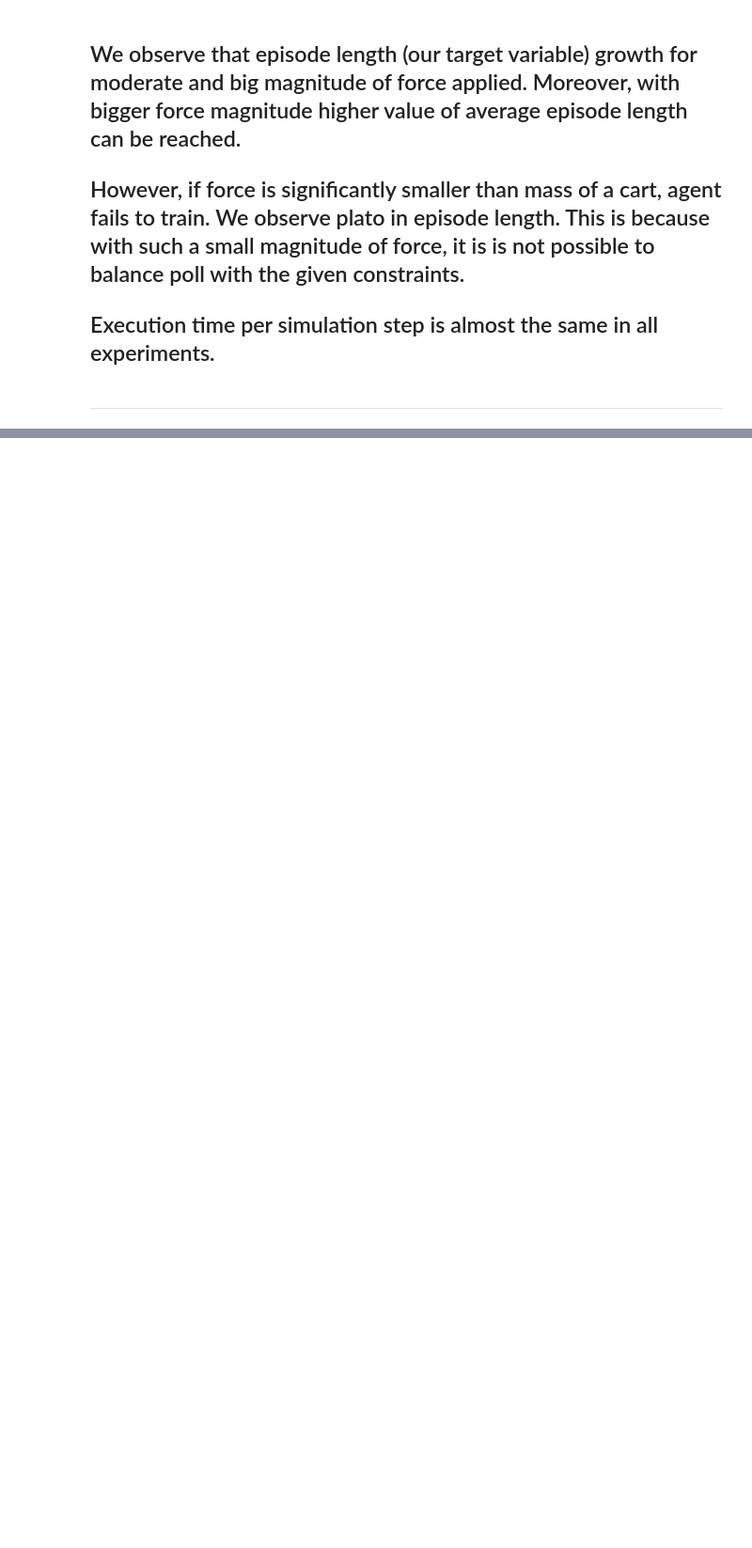
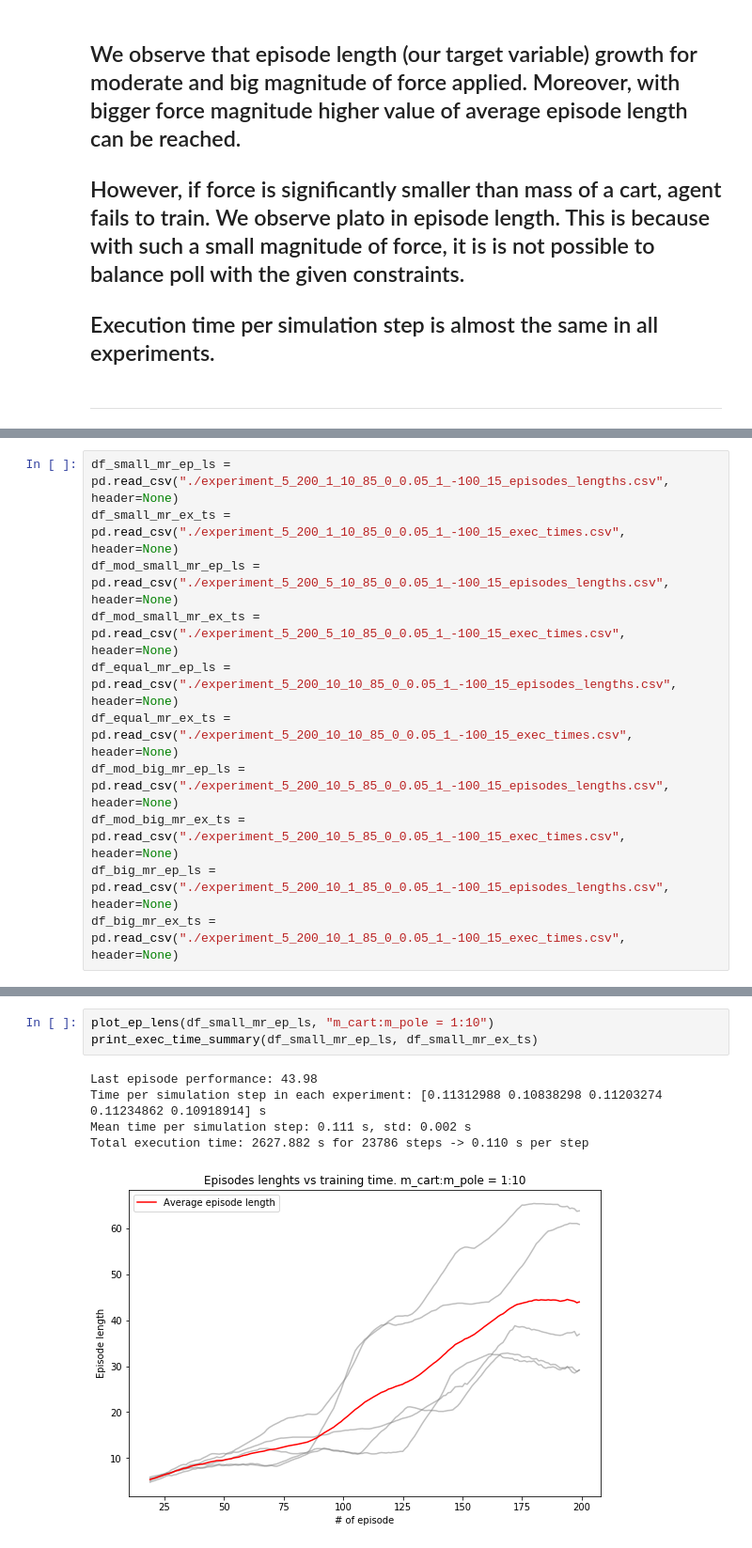
Before and after one commit to ucuapps/modelicagym, a Jupyter notebook: examples/experiments_results/Experiments results.ipynb, the cells around one changed output, grey strips where cells are left out. Shown at 94% size. Drawn from its saved outputs; the diff is of its cells as text; blank space fills up the shorter version.

Commit message:
Added experiment result descriptions for all experiments

```diff
--- a/examples/experiments_results/Experiments results.ipynb
+++ b/examples/experiments_results/Experiments results.ipynb
@@ -93,0 +121,11 @@ Total execution time: 1275.539 s for 11468 steps -> 0.111 s per step
+# %%
+df_small_mr_ep_ls = pd.read_csv("./experiment_5_200_1_10_85_0_0.05_1_-100_15_episodes_lengths.csv", header=None)
+df_small_mr_ex_ts = pd.read_csv("./experiment_5_200_1_10_85_0_0.05_1_-100_15_exec_times.csv", header=None)
+df_mod_small_mr_ep_ls = pd.read_csv("./experiment_5_200_5_10_85_0_0.05_1_-100_15_episodes_lengths.csv", header=None)
+df_mod_small_mr_ex_ts = pd.read_csv("./experiment_5_200_5_10_85_0_0.05_1_-100_15_exec_times.csv", header=None)
+df_equal_mr_ep_ls = pd.read_csv("./experiment_5_200_10_10_85_0_0.05_1_-100_15_episodes_lengths.csv", header=None)
+df_equal_mr_ex_ts = pd.read_csv("./experiment_5_200_10_10_85_0_0.05_1_-100_15_exec_times.csv", header=None)
+df_mod_big_mr_ep_ls = pd.read_csv("./experiment_5_200_10_5_85_0_0.05_1_-100_15_episodes_lengths.csv", header=None)
+df_mod_big_mr_ex_ts = pd.read_csv("./experiment_5_200_10_5_85_0_0.05_1_-100_15_exec_times.csv", header=None)
+df_big_mr_ep_ls = pd.read_csv("./experiment_5_200_10_1_85_0_0.05_1_-100_15_episodes_lengths.csv", header=None)
+df_big_mr_ex_ts = pd.read_csv("./experiment_5_200_10_1_85_0_0.05_1_-100_15_exec_times.csv", header=None)
@@ -93,0 +135,9 @@ Total execution time: 1275.539 s for 11468 steps -> 0.111 s per step
+# %%
+plot_ep_lens(df_small_mr_ep_ls, "m_cart:m_pole = 1:10")
+print_exec_time_summary(df_small_mr_ep_ls, df_small_mr_ex_ts)
+# %% [output]
+Last episode performance: 43.98
+Time per simulation step in each experiment: [0.11312988 0.10838298 0.11203274 0.11234862 0.10918914] s
+Mean time per simulation step: 0.111 s, std: 0.002 s
+Total execution time: 2627.882 s for 23786 steps -> 0.110 s per step
+[figure, added]
```
Also changed, not shown: parts of 32 cells of this notebook.
